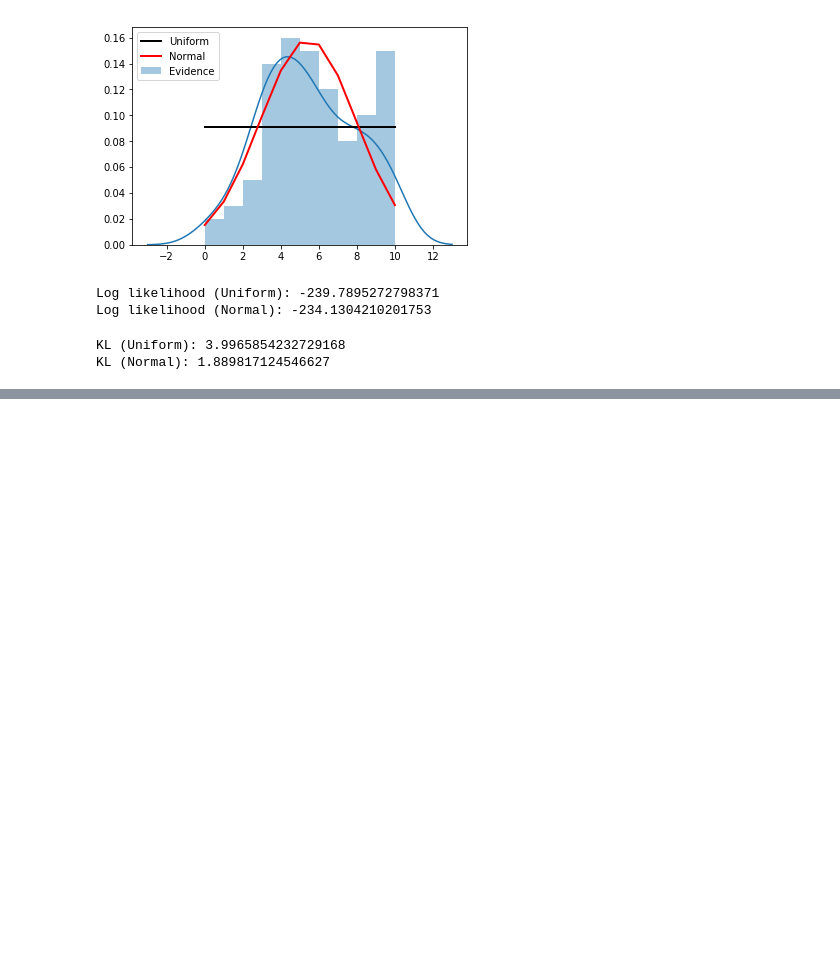
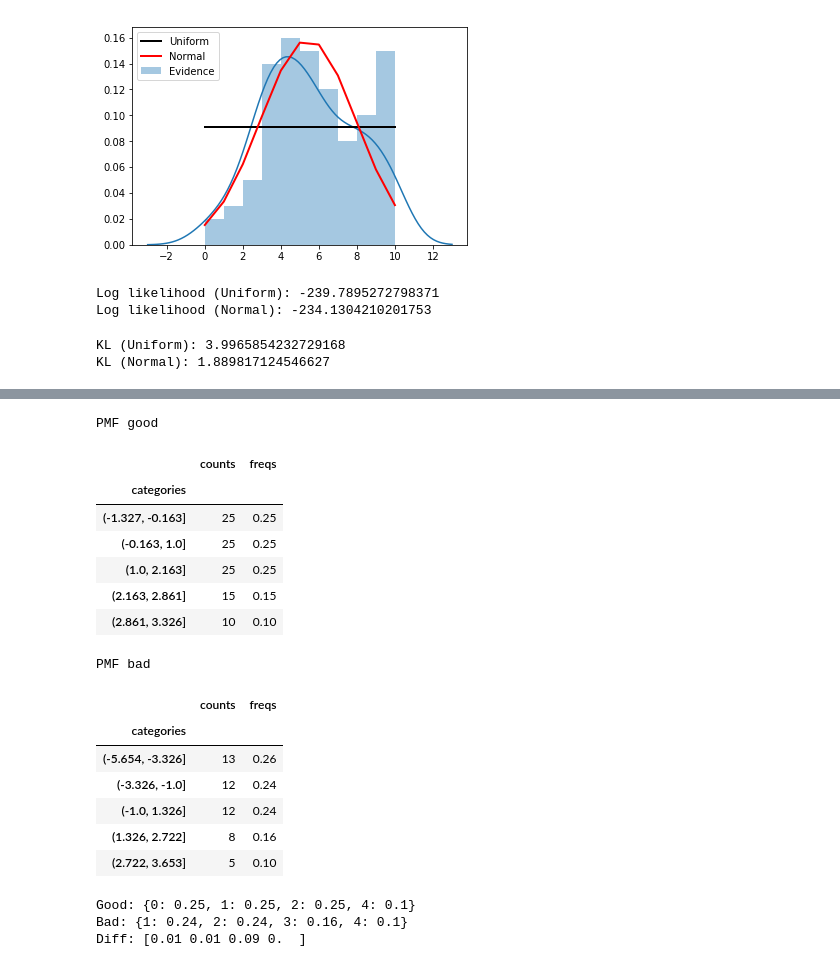
Before and after one commit to Jane-Tran/hong_notebooks, a Jupyter notebook: python/basic_distribution.ipynb, the cells around one changed output, grey strips where cells are left out. Drawn from its saved outputs; the diff is of its cells as text; code cells hidden in the pictures; blank space fills up the shorter version.

Commit message:
Prob by discrtize

```diff
--- a/python/basic_distribution.ipynb
+++ b/python/basic_distribution.ipynb
@@ -303,0 +327,54 @@ KL (Normal): 1.889817124546627
+# %%
+# binning with quantiles 10
+qtiles = [0, .25, .5, .75, .9, 1.]
+bin_good = pd.qcut(x_good, qtiles)
+bin_bad = pd.qcut(x_bad, qtiles)
+
+# calculate pmf of each bin
+pmf_good = bin_good.describe()
+pmf_bad = bin_bad.describe()
+
+print "PMF good"
+display(pmf_good)
+
+print "PMF bad"
+display(pmf_bad)
+
+# cho testing data, xac dinh prob cua data nay
+test_data = np.array([-10, -1, 1, 2, 3])
+
+def map_to_prob(data, pmf):
+    res = {}
+    for i in range(pmf.shape[0]):
+        idx = pmf.index[i]
+        for j in data:
+            if j in idx:
+                res[i] = pmf.loc[idx].freqs
+
+    return res
+
+test_prob_good = map_to_prob(test_data, pmf_good)
+test_prob_bad = map_to_prob(test_data, pmf_bad)
+print "Good:", test_prob_good
+print "Bad:", test_prob_bad
+print "Diff:", np.array(test_prob_good.values()) - np.array(test_prob_bad.values())
+# %% [output]
+PMF good
+|  | counts | freqs |
+| categories |  |  |
+| (-1.327, -0.163] | 25 | 0.25 |
+| (-0.163, 1.0] | 25 | 0.25 |
+| (1.0, 2.163] | 25 | 0.25 |
+| (2.163, 2.861] | 15 | 0.15 |
+| (2.861, 3.326] | 10 | 0.10 |
+PMF bad
+|  | counts | freqs |
+| categories |  |  |
+| (-5.654, -3.326] | 13 | 0.26 |
+| (-3.326, -1.0] | 12 | 0.24 |
+| (-1.0, 1.326] | 12 | 0.24 |
+| (1.326, 2.722] | 8 | 0.16 |
+| (2.722, 3.653] | 5 | 0.10 |
+Good: {0: 0.25, 1: 0.25, 2: 0.25, 4: 0.1}
+Bad: {1: 0.24, 2: 0.24, 3: 0.16, 4: 0.1}
+Diff: [0.01 0.01 0.09 0.  ]
```
Also changed, not shown: parts of 3 cells of this notebook.
